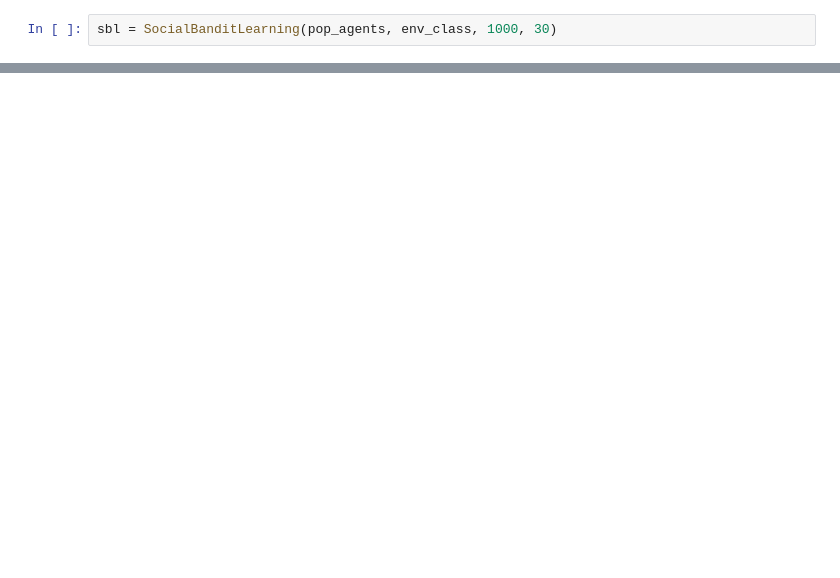
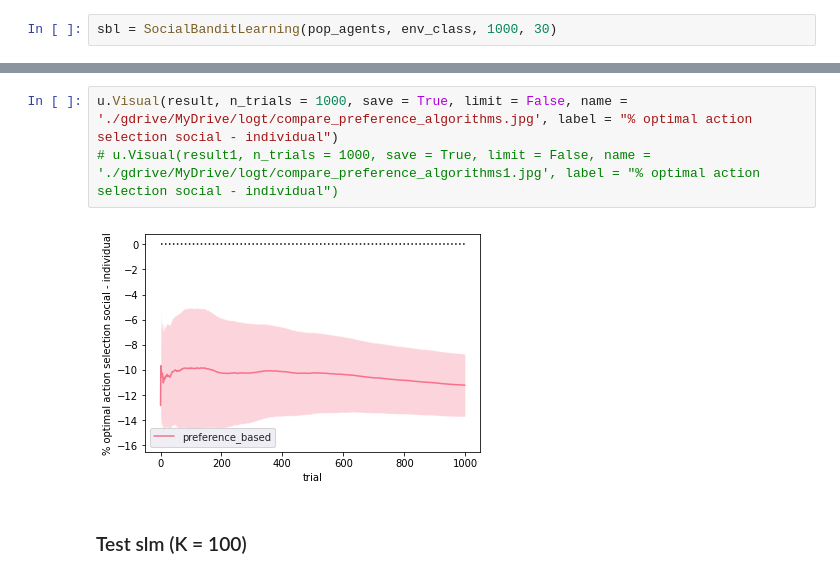
Before and after one commit to erfunmirzaei/Social_Bandit, a Jupyter notebook: Social_Bandit.ipynb, the cells around one changed output, grey strips where cells are left out. Saved outputs shown, nothing was run; the diff lists cells and outputs as text; blank space fills up the shorter version.

```diff
--- a/Social_Bandit.ipynb
+++ b/Social_Bandit.ipynb
@@ -1636,0 +1915,7 @@ AttributeError: ignored
+# %%
+u.Visual(result, n_trials = 1000, save = True, limit = False, name = './gdrive/MyDrive/logt/compare_preference_algorithms.jpg', label = "% optimal action selection social - individual")
+# u.Visual(result1, n_trials = 1000, save = True, limit = False, name = './gdrive/MyDrive/logt/compare_preference_algorithms1.jpg', label = "% optimal action selection social - individual")
+# %% [output]
+[figure, added]
+# %% [markdown]
+### Test slm (K = 100)
```
Also changed, not shown: parts of 63 cells of this notebook.
